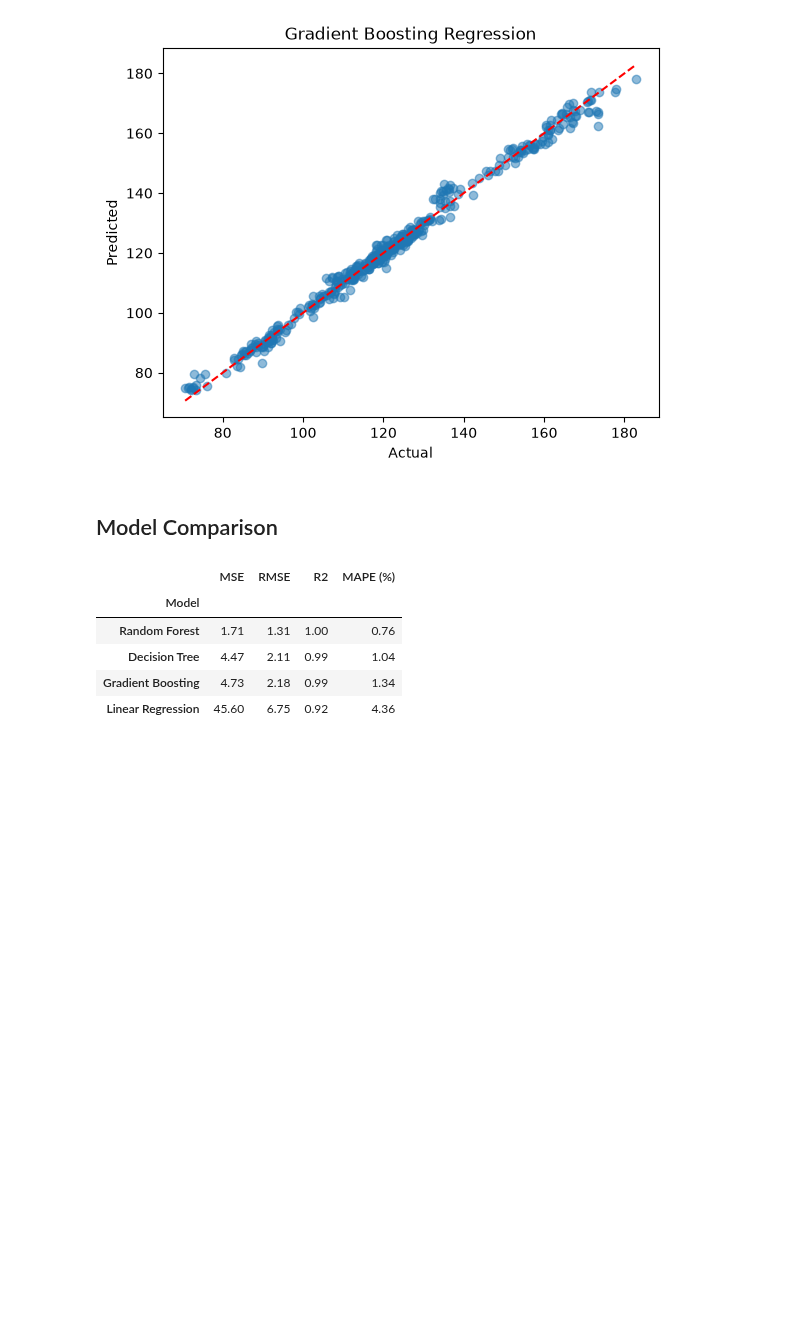
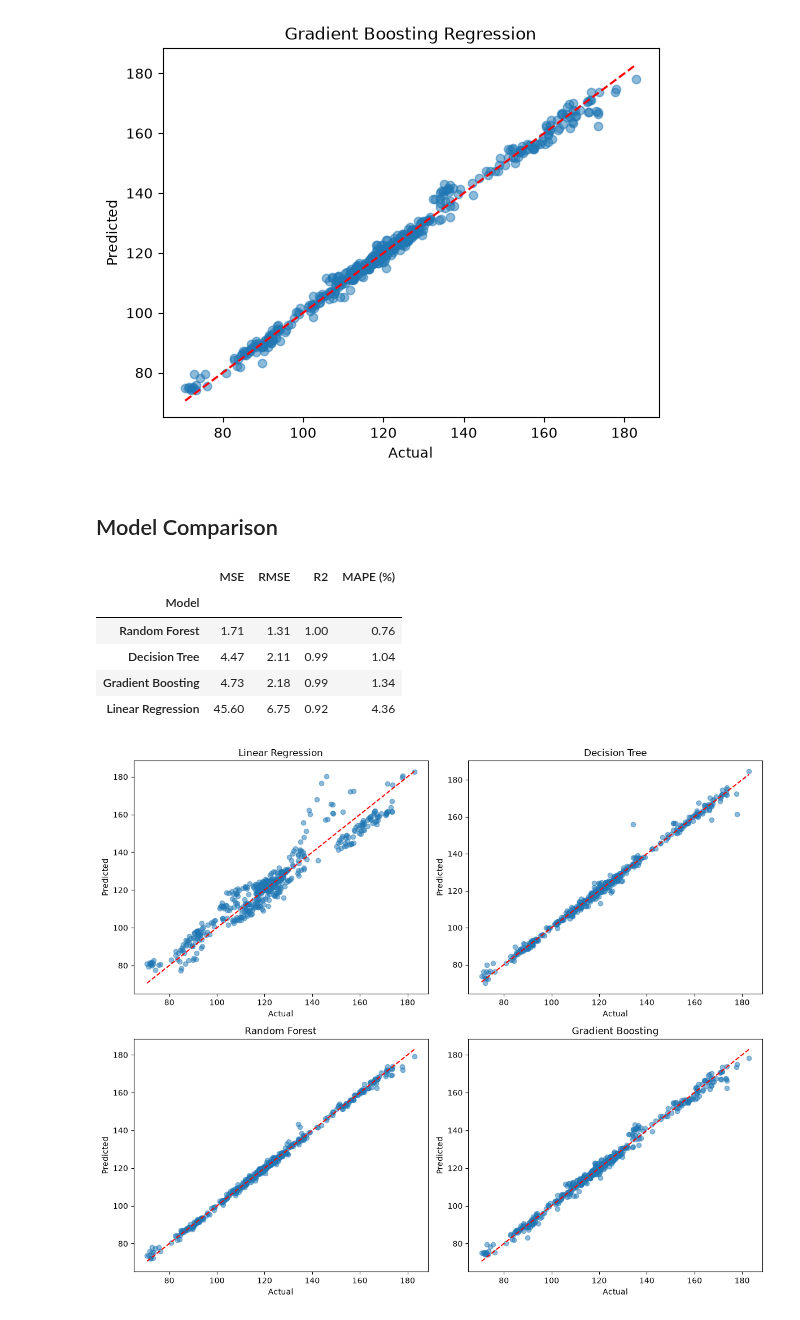
Before and after one commit to imgabrielas/Not-So-Small-ML, a Jupyter notebook: gold-price-prediction/notebook.ipynb, the cells around one changed output. Cells and saved outputs as stored; diff of their text form; code cells hidden in the pictures; blank space fills up the shorter version.

```diff
--- a/gold-price-prediction/notebook.ipynb
+++ b/gold-price-prediction/notebook.ipynb
@@ -301,3 +301,23 @@ comparison_df
 | Decision Tree | 4.47 | 2.11 | 0.99 | 1.04 |
 | Gradient Boosting | 4.73 | 2.18 | 0.99 | 1.34 |
 | Linear Regression | 45.60 | 6.75 | 0.92 | 4.36 |
+# %%
+predictions = {
+    'Linear Regression': y_pred,
+    'Decision Tree': dt_y_pred,
+    'Random Forest': rf_y_pred,
+    'Gradient Boosting': gb_y_pred,
+}
+
+fig, axes = plt.subplots(2, 2, figsize=(12, 10))
+axes = axes.flatten()
+for i, (name, preds) in enumerate(predictions.items()):
+    axes[i].scatter(y_test, preds, alpha=0.5)
+    axes[i].plot([y_test.min(), y_test.max()], [y_test.min(), y_test.max()], color='red', linestyle='--')
+    axes[i].set_xlabel('Actual')
+    axes[i].set_ylabel('Predicted')
+    axes[i].set_title(name)
+plt.tight_layout()
+plt.show()
+# %% [output]
+[figure, added]
```
